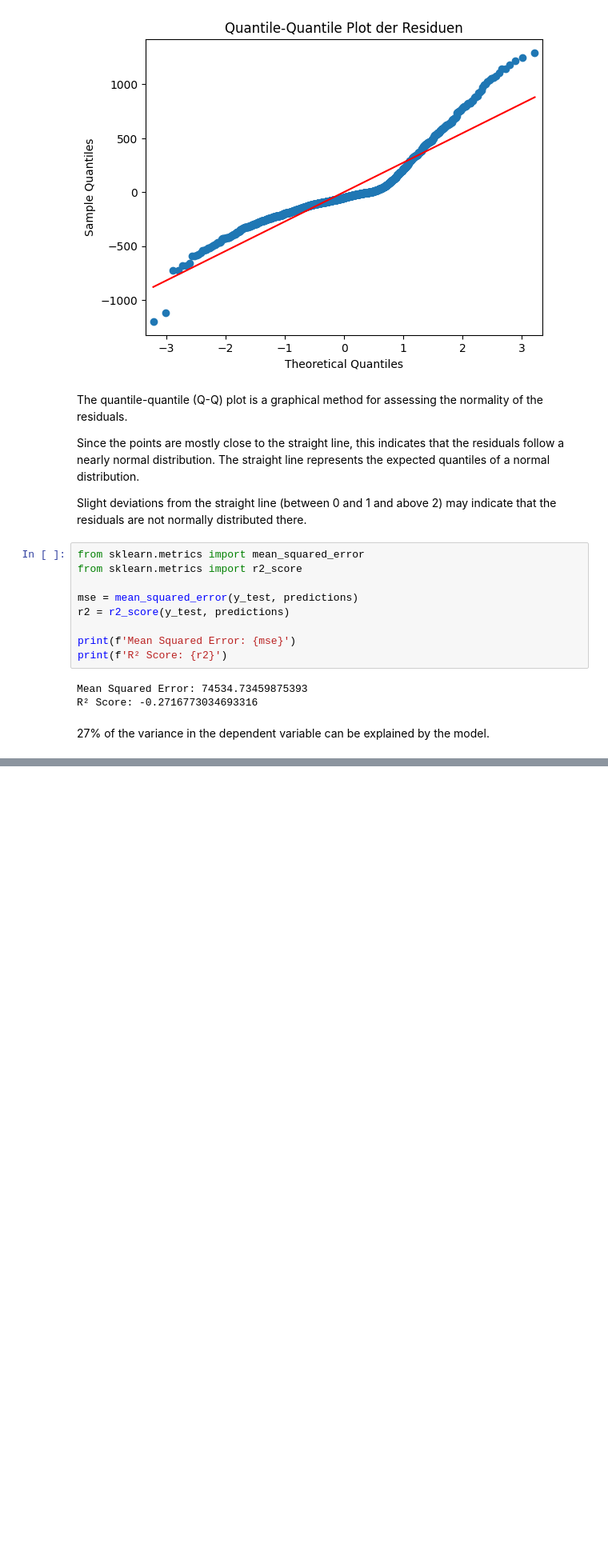
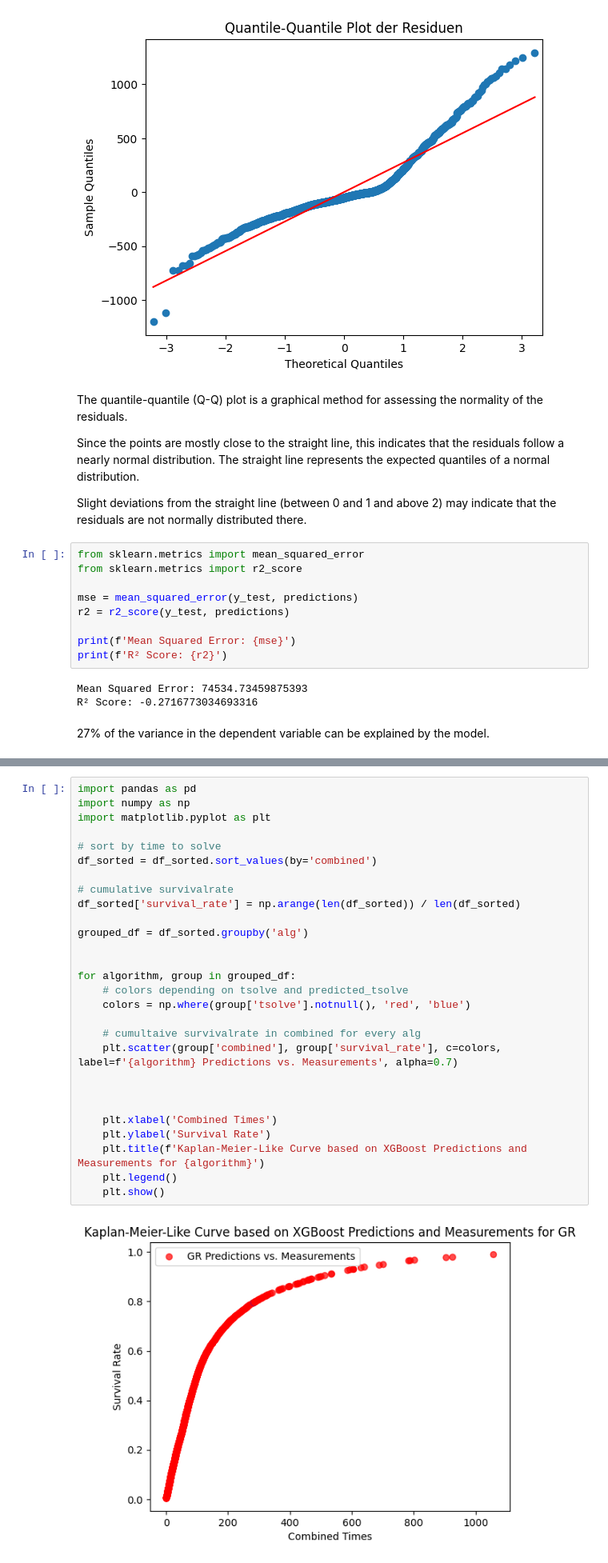
Before and after one commit to denizterzioglu/sabbo, a Jupyter notebook: ANotebook.ipynb, the cells around one changed output, grey strips where cells are left out. Shown at 80% size. Drawn from its saved outputs; the diff is of its cells as text; blank space fills up the shorter version.

```diff
--- a/ANotebook.ipynb
+++ b/ANotebook.ipynb
@@ -1581,0 +1621,30 @@ R² Score: -0.2716773034693316
+# %%
+import pandas as pd
+import numpy as np
+import matplotlib.pyplot as plt
+
+# sort by time to solve
+df_sorted = df_sorted.sort_values(by='combined')
+
+# cumulative survivalrate
+df_sorted['survival_rate'] = np.arange(len(df_sorted)) / len(df_sorted)
+
+grouped_df = df_sorted.groupby('alg')
+
+
+for algorithm, group in grouped_df:
+    # colors depending on tsolve and predicted_tsolve
+    colors = np.where(group['tsolve'].notnull(), 'red', 'blue')
+
+    # cumultaive survivalrate in combined for every alg
+    plt.scatter(group['combined'], group['survival_rate'], c=colors, label=f'{algorithm} Predictions vs. Measurements', alpha=0.7)
+
+
+
+    plt.xlabel('Combined Times')
+    plt.ylabel('Survival Rate')
+    plt.title(f'Kaplan-Meier-Like Curve based on XGBoost Predictions and Measurements for {algorithm}')
+    plt.legend()
+    plt.show()
+# %% [output]
+[figure, added]
```
Also changed, not shown: parts of 4 cells of this notebook.
